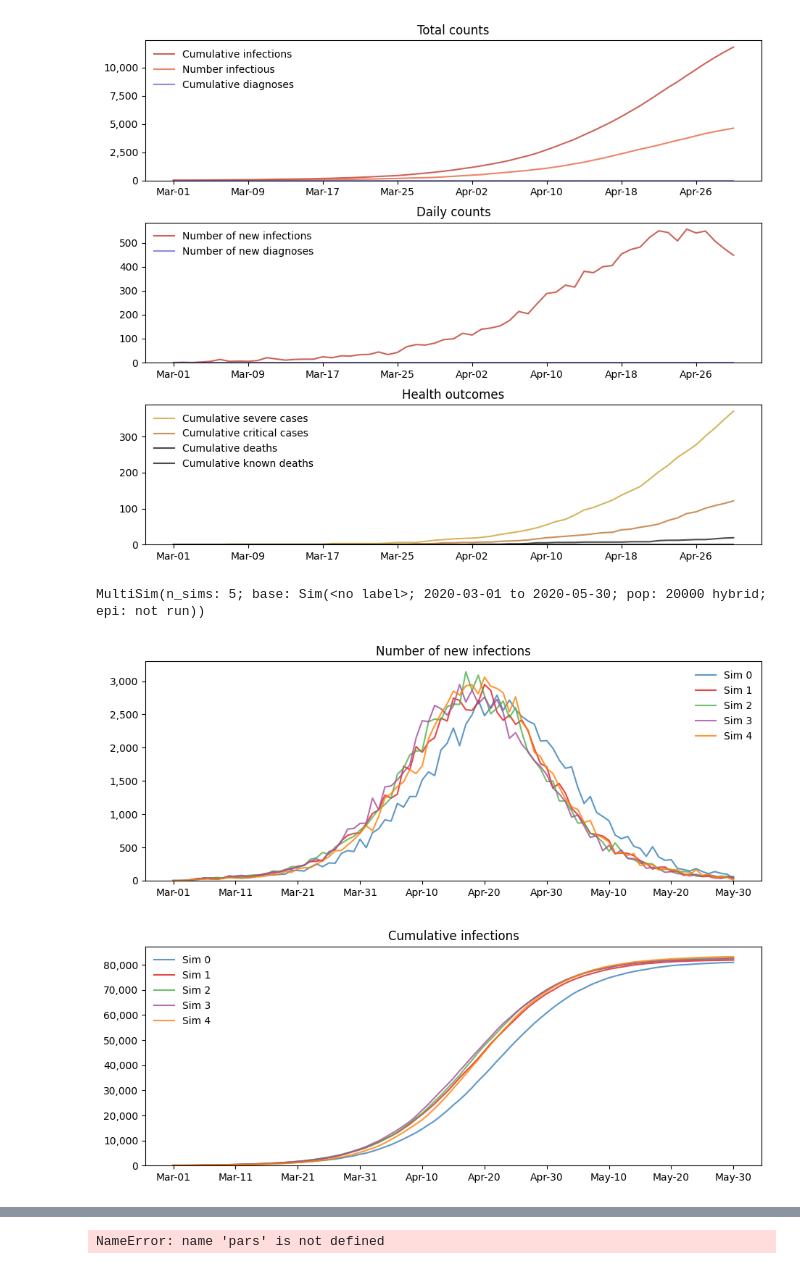
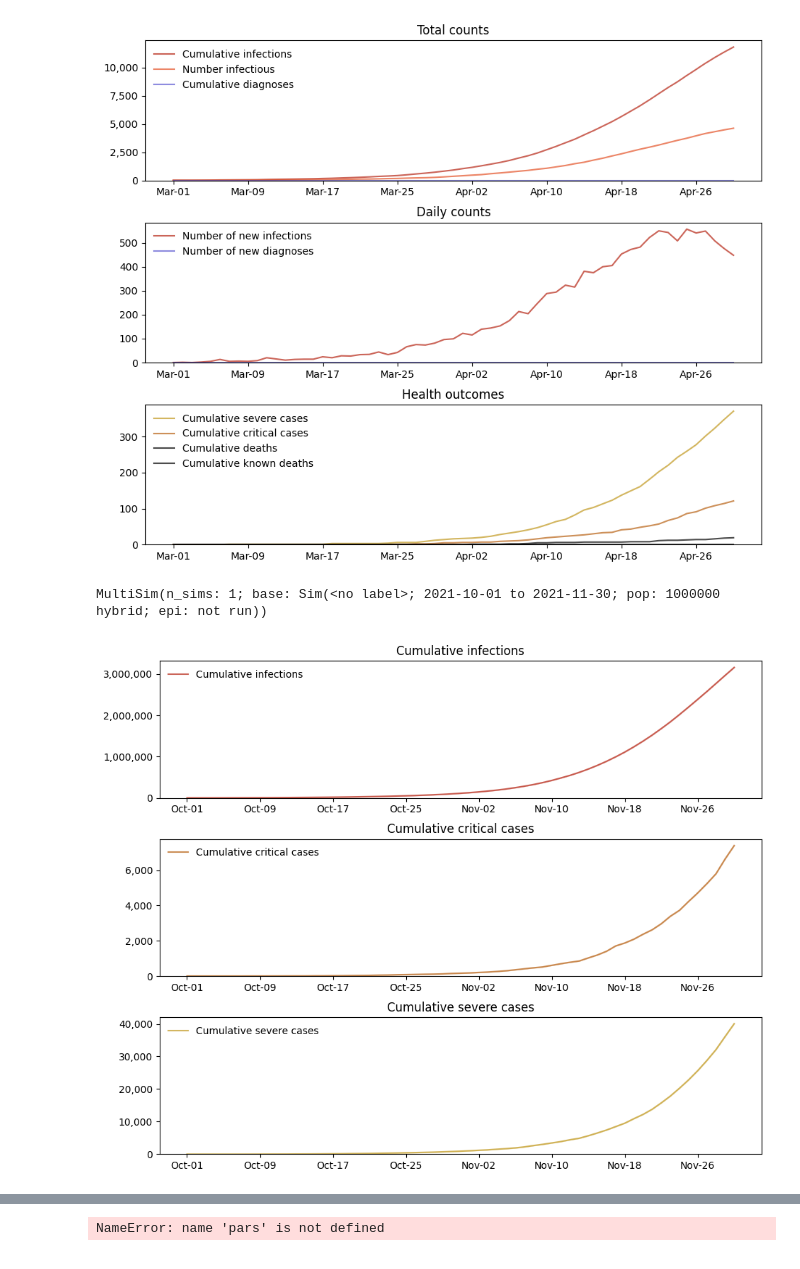
Before and after one commit to returaj/covasim, a Jupyter notebook: models/vanilla/vanilla_model.ipynb, the cells around one changed output, grey strips where cells are left out. Drawn from its saved outputs; the diff is of its cells as text; code cells hidden in the pictures.

```diff
--- a/models/vanilla/vanilla_model.ipynb
+++ b/models/vanilla/vanilla_model.ipynb
@@ -21,24 +21,26 @@ sim.plot()
 pars = dict(
     pop_type = 'hybrid', # Use a more realistic population model
     location = 'India-TamilNadu', # Use population characteristics for Tamil-Nadu
-    pop_size = 20_000, # Have 4 million people total in the population
-    pop_scale = 5,
+    pop_size = 1_000_000, # Have 4 million people total in the population
+    pop_scale = 7,
     rescale = True,
-    pop_infected = 100, # Start with 100 infected people
-    n_days = 90, # Run the simulation for 90 days
+    pop_infected = 2000, # Start with 100 infected people
+
+    start_day = '2021-10-01',
+    end_day = '2021-11-30',
 #     verbose = 0, # Do not print any output
 )
 # %%
 sim = cv.Sim(pars)
 msim = cv.MultiSim(sim)
-msim.run(n_runs=5)
+msim.run(n_runs=1)
 # %% [output]
-MultiSim(n_sims: 5; base: Sim(<no label>; 2020-03-01 to 2020-05-30; pop: 20000 hybrid; epi: not run))
+MultiSim(n_sims: 1; base: Sim(<no label>; 2021-10-01 to 2021-11-30; pop: 1000000 hybrid; epi: not run))
 # %%
-msim.plot(to_plot=['new_infections', 'cum_infections'])
-# number of hospital beds required, number of critical case.
+msim.plot(to_plot=['cum_infections', 'cum_critical','cum_severe'])
+# number of hospital beds required, number of critical case.0
 # %% [output]
-[figure, old version]
+[figure, new version]
 # %%
 msim.mean()
 msim.plot(to_plot=['new_infections', 'cum_infections']) # confidence bound of 80%
```
Also changed, not shown: parts of 1 cell of this notebook, 2 other files.
